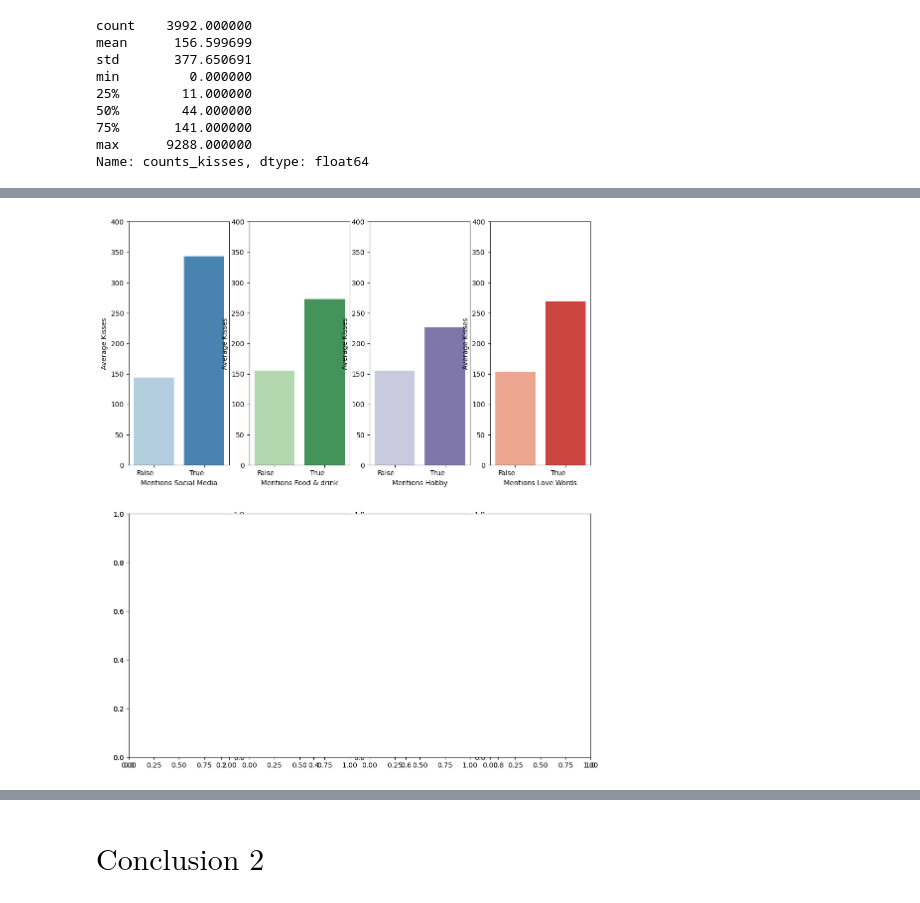
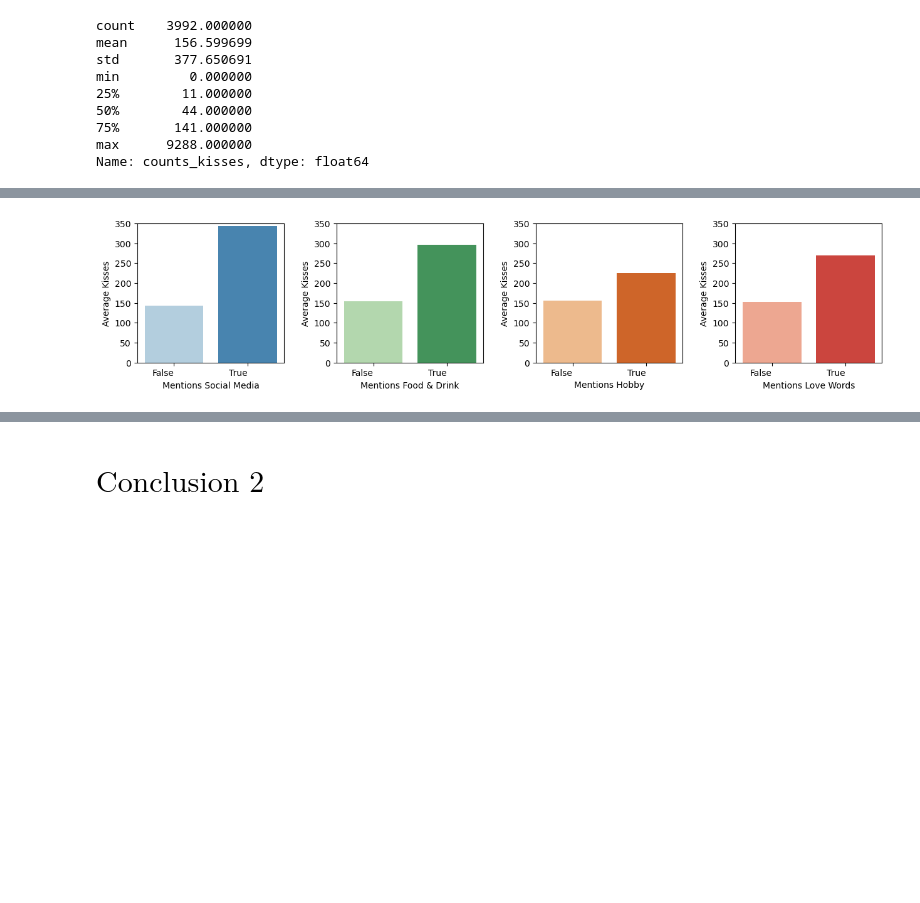
Before and after one commit to gil261/project1, a Jupyter notebook: 3פרויקט מעודכן .ipynb, the cells around one changed output, grey strips where cells are left out. Drawn from its saved outputs; the diff is of its cells as text; code cells hidden in the pictures; blank space fills up the shorter version.

```diff
--- a/3פרויקט מעודכן .ipynb
+++ b/3פרויקט מעודכן .ipynb
@@ -263,9 +264,0 @@ From the graph, it is evident that the most popular countries on the app are Swi
-# %%
-world = gpd.read_file(gpd.datasets.get_path('naturalearth_lowres'))
-gdf = gpd.GeoDataFrame(df_lovoo, geometry=gpd.points_from_xy(df_lovoo.longitude, df_lovoo.latitude))
-fig, ax = plt.subplots(figsize=(14, 12))
-world.plot(ax=ax)
-gdf.plot(ax=ax, markersize=30,marker='o', color='red', alpha=0.7)
-ax.set_xlim([-130, 130])
-ax.set_ylim([-60, 80])
-plt.show()
@@ -434,67 +422,48 @@ plt.show()
 # %%
-# Assuming df_lovoo is your DataFrame
-social_media_key = ['instagram', 'insta', 'facebook', 'snapchat', 'snap']
-df_lovoo['mentions_social_media'] = df_lovoo[['freetext', 'whazzup']].apply(lambda x: any(word in ' '.join(x.dropna().astype(str)).lower() for word in social_media_key), axis=1)
+social_media_list =['instagram', 'insta', 'facebook', 'snapchat','snap']
+df_lovoo['mentions_social_media'] = df_lovoo[['freetext', 'whazzup']].apply(lambda x: any(word in ' '.join(x.dropna().astype(str)).lower() for word in social_media_list ), axis=1)
 social_media_kisses = df_lovoo.groupby('mentions_social_media')['counts_kisses'].mean().reset_index()
 social_media_kisses.columns = ['Mentions Social Media', 'Average Kisses']
 
-mentioned_emojis = ['🍸', '🍹', '🍻', '🍺', '🍭', '🍒', '🍧', '🍓', '🍇', '🍷', '🍉', '🍣']
-food_keywords = ['food', 'essen', 'champagne', 'bier', 'manger', 'eat', 'Bière', 'Cerveza', 'Birra', 'comida', 'cibo', 'alimentos', 'aliment', '食品', 'еда', '식품', 'makanan', 'alimentación', 'غذاء']
-all_food_keywords_and_emojis = food_keywords + mentioned_emojis
-df_lovoo['mentions_food&drink'] = df_lovoo[['freetext', 'whazzup']].apply(lambda x: any(keyword.lower() in ' '.join(x.dropna().astype(str)).lower() for keyword in all_food_keywords_and_emojis), axis=1)
-food_kisses = df_lovoo.groupby('mentions_food&drink')['counts_kisses'].mean().reset_index()
-food_kisses.columns = ['Mentions Food & drink', 'Average Kisses']
+mentioned_emojis = ['🍔', '🍟', '🍕', '🌮','🍸', '🍹', '🍺', '🍭', '🍒', '🍧', '🍓', '🍇','🍉', '🍣','🍅', '🥑', '🥦', '🥒', '🌶️', '🌽', '🥕', '🥔', '🍠',  '🥐', '🥯', '🍞', '🥖', '🥨', '🥞', '🧇', '🥓', '🥩','🍗', '🍖', '🌭', '🍔', '🍟', '🍕', '🌮', '🌯', '🥙', '🥪', '🍿', '🧈', '🥫', '🍱', '🍙', '🍚', '🍛', '🍜', '🍝', '🍢','🍤', '🍥', '🥮', '🍡', '🥟', '🥠', '🦐', '🍦', '🍧', '🍨', '🍩', '🍪', '🎂', '🍰', '🧁', '🥧', '🍫', '🍬', '🍭', '🍮', '🍯', '🥛', '☕', '🍵', '🍶', '🍾', '🍷', '🍻', '🥂', '🥃', '🥤', '🧃', '🧉']
+food_drink_keywords = ['food', 'essen', 'champagne', 'gelato', 'manger', 'eat', 'Bière', 'Cerveza', 'Birra','cibo', 'mangiare', 'vino', 'formaggio', 'pane', 'pizza', 'pasta', 'frutta', 'nourriture', 'boire', 'fromage', 'pain', 'vin', 'bière', 'croissant', 'baguette', 'pâtisserie', 'fondue', 'raclette', 'trinken', 'wein', 'bier', 'brot', 'schnitzel', 'apfelstrudel', 'wurst', 'knödel', 'käse', 'kartoffel', 'kuchen', 'schokolade']
+all_food_drink_keywords_and_emojis = food_drink_keywords + mentioned_emojis
+df_lovoo['mentions_food&drink'] = df_lovoo[['freetext', 'whazzup']].apply(lambda x: any(keyword.lower() in ' '.join(x.dropna().astype(str)).lower() for keyword in all_food_drink_keywords_and_emojis), axis=1)
+food_drink_kisses = df_lovoo.groupby('mentions_food&drink')['counts_kisses'].mean().reset_index()
+food_drink_kisses.columns = ['Mentions Food & Drink', 'Average Kisses']
 
-mentioned_emojis1 = ['⚽', '🎧', '🎼', '🎿', '🏄', '🎤', '🏂', '🏀', '🏊', '👟', '🏇']
-hobby_keywords = ['sport', 'Musique', 'Musik', 'Music', 'Musicamusique', 'Hiphop', 'Party', 'Festa', 'Sportivefitness', 'Sportlich', 'Militante des animaux', 'Tierschützerin', 'Animal activist', 'Attivista per gli animali', 'Fiesta', 'Foot', 'Fußball', 'Soccer/Football', 'Calcio', 'Jeux vidéo', 'Videospiele', 'Video games', 'Videogiochi', 'Gymnase', 'Fitnessstudio', 'Gym', 'Palestra', 'Fitness']
+mentioned_emojis1 =  ['⚽', '🎧', '🎼', '🎿', '🏄', '🎤', '🏂', '🏀', '🏊', '🏇', '🎨', '🎬', '🎮', '🎲', '🎳', '🎯', '🎱', '🎾', '🏸', '🏓', '🏒', '🏑', '🏏', '🥋', '🥊', '🥋', '🥌', '🚴', '🚵', '🏋️', '🤸', '🤼', '🤽', '🤾', '🤹', '🧗', '🧘', '🎣', '🏹', '🛷', '🛹', '🛼', '🥅', '🎻', '🪕', '🎺', '🎸', '🎷', '🥁', '📷']
+hobby_keywords = ['Tierschützerin','sport', 'Musique', 'Musik', 'Music', 'Musicamusique', 'Hiphop', 'Party', 'Festa', 'Sportivefitness', 'Sportlich', 'Militante des animaux', 'Tierschützerin', 'Animal activist', 'Attivista per gli animali', 'Fiesta', 'Foot', 'Fußball', 'Soccer/Football', 'Calcio', 'Jeux vidéo', 'Videospiele', 'Video games', 'Videogiochi', 'Gymnase', 'Fitnessstudio', 'Gym', 'Palestra', 'Fitness']
 all_hobby_keywords_and_emojis = hobby_keywords + mentioned_emojis1
 df_lovoo['mentions_hobby'] = df_lovoo[['freetext', 'whazzup']].apply(lambda x: any(keyword.lower() in ' '.join(x.dropna().astype(str)).lower() for keyword in all_hobby_keywords_and_emojis), axis=1)
 hobby_kisses = df_lovoo.groupby('mentions_hobby')['counts_kisses'].mean().reset_index()
 hobby_kisses.columns = ['Mentions Hobby', 'Average Kisses']
 
-love_words_list = ["Love", "Liebe", "Amour", "Amore", "Relation", "Beziehung", "Heart", "Herz", "Cœur", "Cuore", "Couple", "Paar"]
-df_lovoo['mentions_love_words'] = df_lovoo[['freetext', 'whazzup']].apply(lambda x: any(keyword.lower() in ' '.join(x.dropna().astype(str)).lower() for keyword in love_words_list), axis=1)
-love_words = df_lovoo.groupby('mentions_love_words')['counts_kisses'].mean().reset_index()
-love_words.columns = ['Mentions Love Words', 'Average Kisses']
+love_keywords = ["Love", "Liebe", "Amour", "Amore", "Relation", "Beziehung", "Relation", "Relazione", "Relationship", "Beziehung", "Relation", "Relazione", "Love", "Liebe", "Amour", "Amore", "Love", "Liebe", "Amour", "Amore", "Love", "Liebe", "Amour", "Amore", "Heart", "Herz", "Cœur", "Cuore", "Couple", "Paar", "Couple", "Coppia"]
+df_lovoo['mentions_love_words'] = df_lovoo[['freetext', 'whazzup']].apply(lambda x: any(keyword.lower() in ' '.join(x.dropna().astype(str)).lower() for keyword in love_keywords), axis=1)
+love_kisses = df_lovoo.groupby('mentions_love_words')['counts_kisses'].mean().reset_index()
+love_kisses.columns = ['Mentions Love Words', 'Average Kisses']
 
-# Create plot with Seaborn
-fig, axes = plt.subplots(2, 4, figsize=(12, 14))
+fig, axes = plt.subplots(1, 4, figsize=(13,3))
+sns.barplot(data=social_media_kisses, x='Mentions Social Media', y='Average Kisses', palette='Blues', ax=axes[0])
+sns.barplot(data=food_drink_kisses, x='Mentions Food & Drink', y='Average Kisses', palette='Greens', ax=axes[1])
+sns.barplot(data=hobby_kisses, x='Mentions Hobby', y='Average Kisses', palette='Oranges', ax=axes[2])
+sns.barplot(data=love_kisses, x='Mentions Love Words', y='Average Kisses', palette='Reds', ax=axes[3])
 
-# Initial comparison plots
-sns.barplot(data=social_media_kisses, x='Mentions Social Media', y='Average Kisses', palette='Blues', ax=axes[0, 0])
-sns.barplot(data=food_kisses, x='Mentions Food & drink', y='Average Kisses', palette='Greens', ax=axes[0, 1])
-sns.barplot(data=hobby_kisses, x='Mentions Hobby', y='Average Kisses', palette='Purples', ax=axes[0, 2])
-sns.barplot(data=love_words, x='Mentions Love Words', y='Average Kisses', palette='Reds', ax=axes[0, 3])
+for ax in axes:
+    ax.set_ylim(0, 350)
+    ax.set_xticklabels(ax.get_xticklabels(), ha='right')
+plt.tight_layout(pad=2.0)
+plt.subplots_adjust(bottom=0.15)
 
-# Adjusting labels and limits for each subplot individually
-axes[0, 0].set_ylim(0, 400)
-axes[0, 1].set_ylim(0, 400)
-axes[0, 2].set_ylim(0, 400)
-axes[0, 3].set_ylim(0, 400)
+categories = ['Mentions Food & Drink', 'Mentions Social Media', 'Mentions Hobby', 'Mentions Love Words']
+average_kisses = [food_drink_kisses.loc[food_drink_kisses['Mentions Food & Drink'] == True, 'Average Kisses'].values[0],social_media_kisses.loc[social_media_kisses['Mentions Social Media'] == True, 'Average Kisses'].values[0],hobby_kisses.loc[hobby_kisses['Mentions Hobby'] == True, 'Average Kisses'].values[0],love_kisses.loc[love_kisses['Mentions Love Words'] == True, 'Average Kisses'].values[0]]
+comparison_data = pd.DataFrame({'Category': categories, 'Average Kisses': average_kisses})
+comparison_data = comparison_data.sort_values(by='Average Kisses', ascending=False)
 
-axes[0, 0].set_xticklabels(axes[0, 0].get_xticklabels(), ha='right')
-axes[0, 1].set_xticklabels(axes[0, 1].get_xticklabels(), ha='right')
-axes[0, 2].set_xticklabels(axes[0, 2].get_xticklabels(), ha='right')
-axes[0, 3].set_xticklabels(axes[0, 3].get_xticklabels(), ha='right')
-
-
-# Comparison plot
-x = ['Mentions Food & drink', 'Mentions Social Media', 'Mentions Hobby', 'Mentions Love Words']
-y = [food_kisses.loc[food_kisses['Mentions Food & drink'] == True, 'Average Kisses'].values[0] if not food_kisses.loc[food_kisses['Mentions Food & drink'] == True, 'Average Kisses'].empty else 0,
-    social_media_kisses.loc[social_media_kisses['Mentions Social Media'] == True, 'Average Kisses'].values[0] if not social_media_kisses.loc[social_media_kisses['Mentions Social Media'] == True, 'Average Kisses'].empty else 0,
-    hobby_kisses.loc[hobby_kisses['Mentions Hobby'] == True, 'Average Kisses'].values[0] if not hobby_kisses.loc[hobby_kisses['Mentions Hobby'] == True, 'Average Kisses'].empty else 0,
-    love_words.loc[love_words['Mentions Love Words'] == True, 'Average Kisses'].values[0] if not love_words.loc[love_words['Mentions Love Words'] == True, 'Average Kisses'].empty else 0]
-
-comparison_data = pd.DataFrame({'Category': x, 'Average Kisses': y})
-big_ax = fig.add_subplot(2, 1, 2)
-sns.barplot(data=comparison_data, x='Category', y='Average Kisses', palette=['#41ab5d', '#2c7fb8', '#e6550d', '#e6550d'], ax=axes[2, 0])
-big_ax.set_ylim(0, 500)
-# Adjust the last plot to span both columns if desired
-
-#axes[2, 0].set_ylim(0, 400)
-#axes[2, ].set_xticklabels(axes[2, 0].get_xticklabels(), ha='right')
-
-# Adjust layout
-plt.tight_layout(pad=4.0)
+plt.figure(figsize=(15,3))
+sns.barplot(data=comparison_data, x='Category', y='Average Kisses', palette=['#2c7fb8', '#41ab5d', '#e74c3c', '#e6550d'])
+plt.title('Average Kisses by Category')
+plt.ylabel('Average Kisses')
 plt.show()
 # %% [output]
@@ -502 +470 @@ IndexError: index 2 is out of bounds for axis 0 with size 2
-[figure, old version]
+[figure, new version]
```
Also changed, not shown: parts of 36 cells of this notebook.
